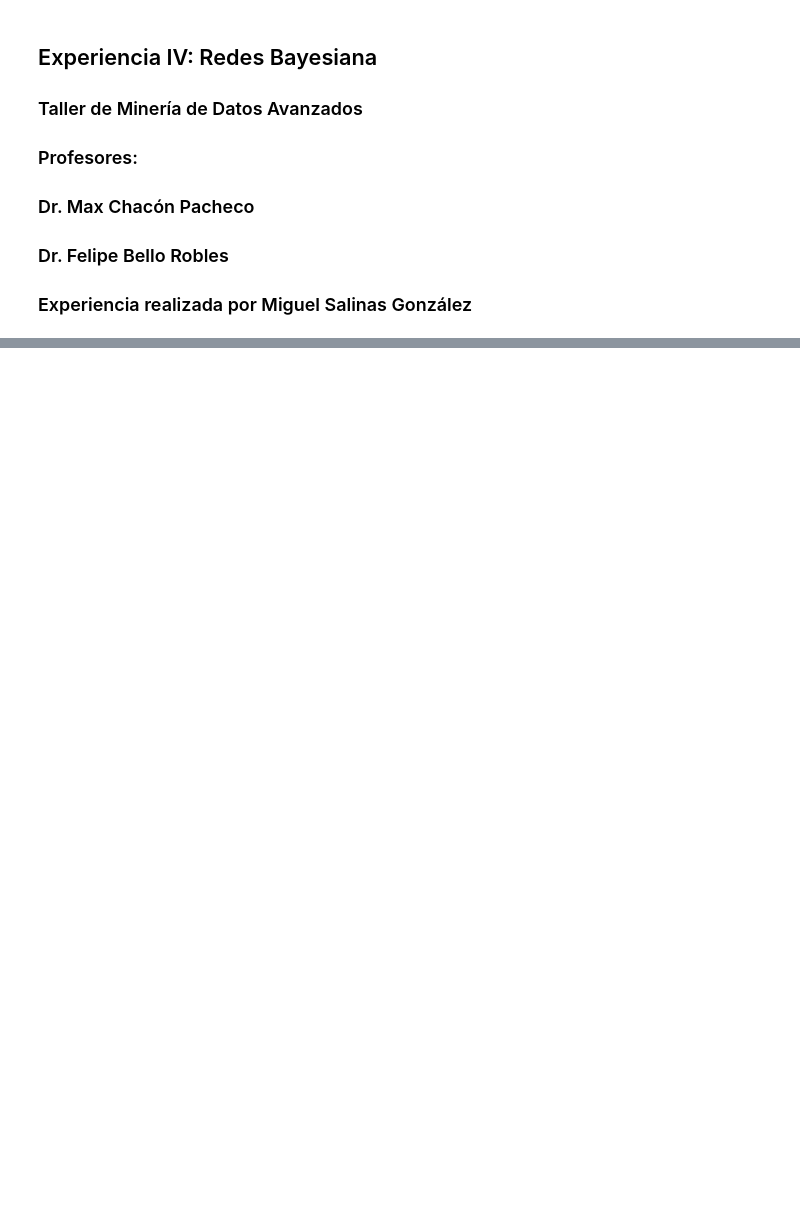
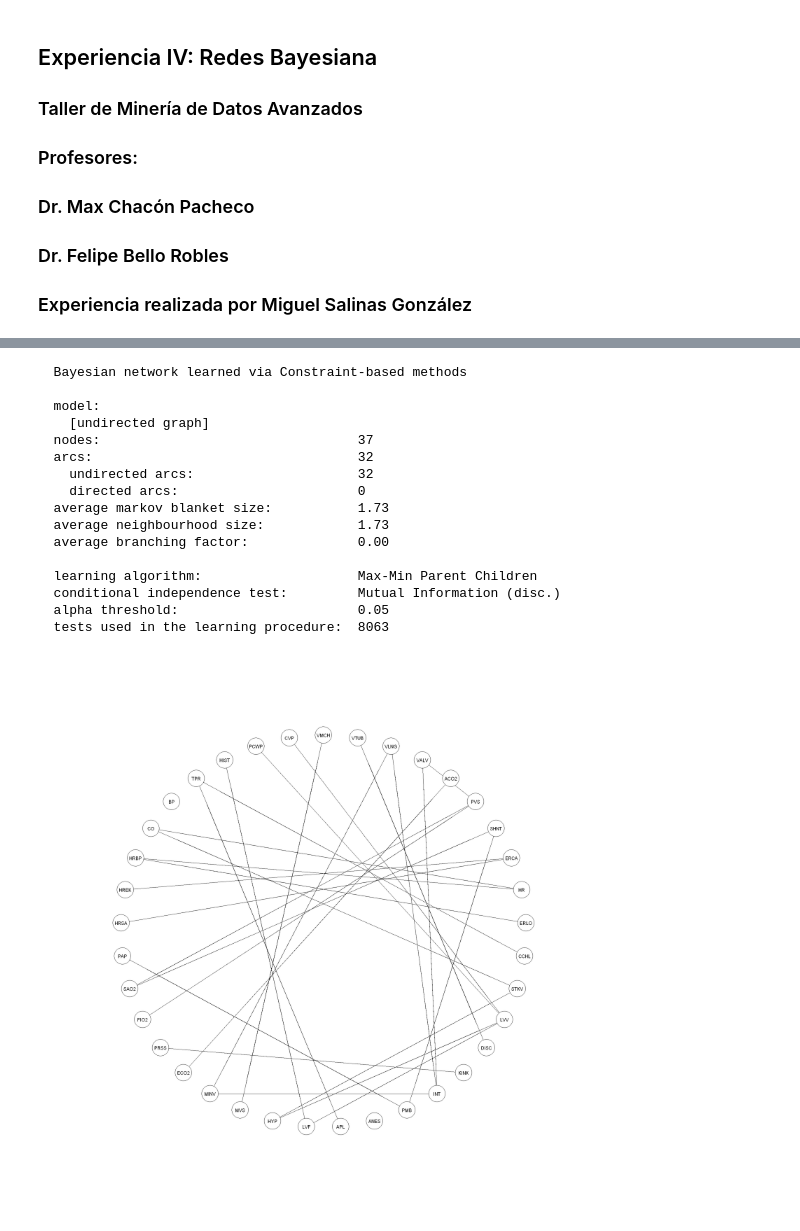
Before and after one commit to salinasmiguelg/redesbayesianas, a Jupyter notebook: bn.ipynb, the cells around one changed output, grey strips where cells are left out. Saved outputs shown, nothing was run; the diff lists cells and outputs as text; code cells hidden in the pictures; blank space fills up the shorter version.

```diff
--- a/bn.ipynb
+++ b/bn.ipynb
@@ -60,0 +65,26 @@ plot(resbl)
+# %%
+# create and plot the network structure.
+df <- alarm
+res <- mmpc(df)
+plot(res)
+print(res)
+#sc<-score(res,df) # BIC por default
+#print(sc)
+# %% [output]
+  Bayesian network learned via Constraint-based methods
+
+  model:
+    [undirected graph]
+  nodes:                                 37
+  arcs:                                  32
+    undirected arcs:                     32
+    directed arcs:                       0
+  average markov blanket size:           1.73
+  average neighbourhood size:            1.73
+  average branching factor:              0.00
+
+  learning algorithm:                    Max-Min Parent Children
+  conditional independence test:         Mutual Information (disc.)
+  alpha threshold:                       0.05
+  tests used in the learning procedure:  8063
+[figure, added]
```
Also changed, not shown: parts of 16 cells of this notebook, 1 other file.
